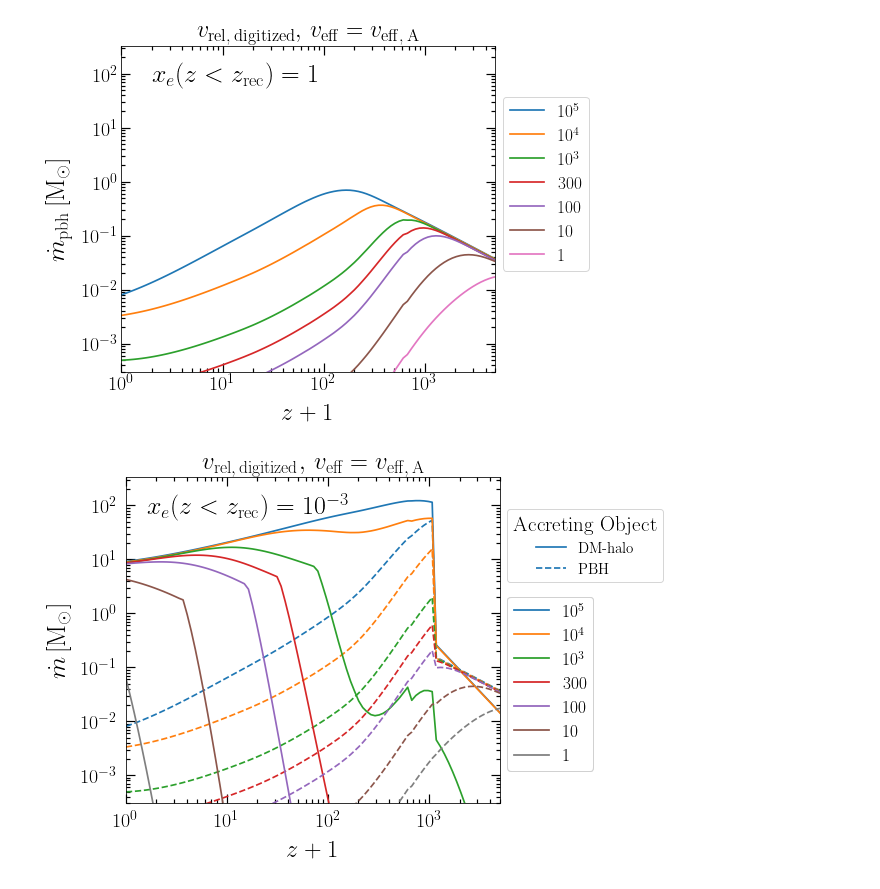
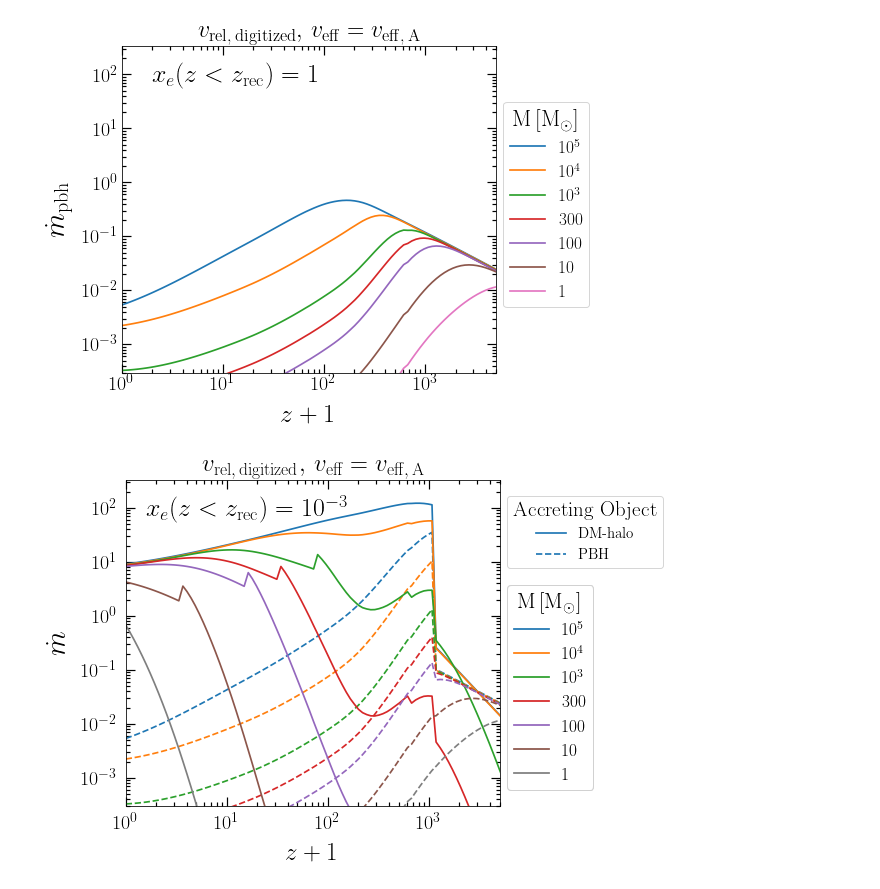
Before and after one commit to pratibhajangra591/project-2, a Jupyter notebook: m_dot_previous.ipynb, the cells around one changed output. Saved outputs shown, nothing was run; the diff lists cells and outputs as text; code cells hidden in the pictures.

```diff
--- a/m_dot_previous.ipynb
+++ b/m_dot_previous.ipynb
@@ -24,7 +24,7 @@ def c_s(z):
 def v_pbh(z):
     return v_rel_digitized_Ricotti(z)
 
-def v_eff(z):
+def v_eff(z): #v_eff = v_eff,A
     return v_effA_Ricotti(z)
 
 
@@ -48,7 +48,7 @@ def k(z, m):
     return 0.22 * ((1+z)/1000) * (M_halo(z, m)**(2/3)) * (((1e3 * (yr/pc))/v_eff(z))**2)
 
 
-def λ_extended(z, m):
+def λ_halo_extended(z, m):
     alpha = 2.25
     p = 3 - alpha
     power = p/(1-p)
@@ -59,32 +59,32 @@ def λ_extended(z, m):
     def β_cap_extended(z, m):
         return (k(z, m)**power) * β_cap(z, m)
     def x_cr_extended(z, m):
-        return ((k(z, m)/2)**power) * ((-1 + np.sqrt(1 + β_cap_extended(z, m)))/β_cap_extended(z, m))
+        return ((k(z, m)/2)**power) *   x_cr(z, m)      #((-1 + np.sqrt(1 + β_cap_extended(z, m)))/β_cap_extended(z, m))
     def gamma_bar(z, m):
         return ((1 + 10 * β_cap_extended(z, m))**(1/10)) * np.exp(2 - k(z, m)) * ((k(z, m)/2)**2)
-    return (gamma_bar(z, m)**power) * np.exp((9/2)/(3 + β_cap_extended(z, m)**(0.75))) * (x_cr_extended(z, m)**2)
+    return (gamma_bar(z, m)**power) * np.exp((9/2)/(3 + β_cap(z, m)**(0.75))) * (x_cr(z, m)**2)
 
 
 
 
 def λ_halo_pointmass(z, m):
-    def β_cap_halo_pointmass(z, m):
+    def β_cap(z, m):
         return 1e-4 *  M_halo(z, m) * (((1+z)/1000)**(3/2)) * (((5.74e3 * (yr/pc))/v_eff(z))**3) * (0.257 + 1.45 * (x_e(z)/0.01) * (((1+z)/1000)**(5/2)))
-    def x_cr_halo_pointmass(z, m):
-        return   ((-1 + np.sqrt(1 + β_cap_halo_pointmass(z, m)))/β_cap_halo_pointmass(z, m)) #((-1 + np.sqrt(1 + β_cap(z, m)))/β_cap(z, m))
-    return np.exp((9/2)/(3 + β_cap_halo_pointmass(z, m)**(0.75))) * (x_cr_halo_pointmass(z, m)**2)
+    def x_cr(z, m):
+        return   ((-1 + np.sqrt(1 + β_cap(z, m)))/β_cap(z, m))
+    return np.exp((9/2)/(3 + β_cap(z, m)**(0.75))) * (x_cr(z, m)**2)
 
 
 
 
 def m_dot_pbh(z, m):
-    return  2.7e-3 * λ_pbh(z, m) * (((1+z)/1000)**3) *  m * (((5.74e3 * (yr/pc))/v_eff(z))**3)
+    return  1.8e-3 * λ_pbh(z, m) * (((1+z)/1000)**3) *  m * (((5.74e3 * (yr/pc))/v_eff(z))**3)
 
 
 
 def m_dot_halo(z, m):
     if k(z, m)<2:
-        λ_halo = λ_extended(z, m)
+        λ_halo = λ_halo_extended(z, m)
     else:
         λ_halo = λ_halo_pointmass(z, m)
     return 0.016 * λ_halo * (((1+z)/1000)) *  m * (((5.74e3 * (yr/pc))/v_eff(z))**3)
@@ -149,19 +149,19 @@ for i, m in enumerate(mi_arr):
 
 
 plt.text(2, 70, '$x_{e}(z < z_\mathrm{rec}) = 1$', fontsize = 26)
-plt.xlabel('$z+1$',  fontsize = 24.5, labelpad = 10)
-plt.ylabel('$\dot m_\mathrm{pbh} \, \mathrm{[M_{\odot}]}$', fontsize = 26, labelpad = 10)
+plt.xlabel('$z+1$',  fontsize = 26, labelpad = 10)
+plt.ylabel(' $\dot m_\mathrm{pbh}$', fontsize = 29, labelpad = 10)
 plt.xticks(fontsize = 20)
 plt.yticks(fontsize = 20)
-plt.legend( [ '$10^{5}$' ,  '$10^{4}$', '$10^{3}$', '$300$','$100$', '$10$','$1$'],
-           title_fontsize = 12, loc = (1.02, 0.31), prop = {"size":17.3})
+plt.legend( ['$10^{5}$' ,  '$10^{4}$', '$10^{3}$', '$300$','$100$', '$10$','$1$'], title = '$  \mathrm{M \, [M_{\odot}]}$',
+           title_fontsize = 23, loc = (1.02, 0.2), prop = {"size":17.3})
 plt.ylim(3e-4, 330)
 plt.xlim(1, 5000)
 plt.title('$\,v_\mathrm{rel,\, digitized},\, v_\mathrm{eff} = v_\mathrm{eff,\, A}$', fontsize = 24, pad = 8)
 plt.savefig('m_dot_pbh_xe1.pdf', bbox_inches = 'tight')
 plt.show()
 # %% [output]
-[figure, old version]
+[figure, new version]
 # %%
 # M_dot for the PBHs with DM halos
 # %%
@@ -178,38 +178,38 @@ z_arr = np.geomspace(1, 1e4, 100)
 colors = ['C0', 'C1', 'C2', 'C3', 'C4', 'C5', 'C7']
 m_dot_halo_arr = np.zeros(len(z_arr))
 m_dot_pbh_arr = np.zeros(len(z_arr))
 e_fraction = 1e-3
 for i, (m, color) in enumerate(zip(mi_arr, colors)):
     for j, z in enumerate(z_arr):
         m_dot_halo_arr[j] = m_dot_halo(z, m)
         m_dot_pbh_arr[j] = m_dot_pbh(z, m)
     ax.loglog(z_arr, m_dot_halo_arr, color = color)
     ax.loglog(z_arr, m_dot_pbh_arr, color = color, ls = '--')
 
 
 ax.tick_params(axis='x', pad = 8.9)
 ax.tick_params(axis='y', pad = 8.9)
 lines = ax.get_lines()
 legend1 = plt.legend([lines[i] for i in [0, 1]], ["DM-halo", "PBH"], title = 'Accreting Object',
-        title_fontsize = 21, loc = (1.02, 0.68), prop = {"size":15})
+        title_fontsize = 21, loc = (1.02, 0.73), prop = {"size":15})
 legend2 = plt.legend([lines[i] for i in [0,2,4,6, 8, 10, 12]], [ '$10^{5}$' ,  '$10^{4}$', '$10^{3}$', '$300$','$100$', '$10$','$1$'],
-           title_fontsize = 12, loc = (1.02, 0.1), prop = {"size":17.3})
+               title = '$  \mathrm{M \, [M_{\odot}]}$', title_fontsize = 22, loc = (1.02, 0.05), prop = {"size":17.3})
 
 ax.add_artist(legend1)
 ax.add_artist(legend2)
 
 plt.text(1.6, 70, '$x_{e}(z < z_\mathrm{rec}) = 10^{-3}$', fontsize = 26)
-plt.xlabel('$z+1$',  fontsize = 24.5, labelpad = 10)
-plt.ylabel('$\dot m \, \mathrm{[M_{\odot}]}$', fontsize = 26, labelpad = 10)
+plt.xlabel('$z+1$',  fontsize = 25, labelpad = 10)
+plt.ylabel('$\dot m $', fontsize = 29, labelpad = 10)
 plt.xticks(fontsize = 20)
 plt.yticks(fontsize = 20)
 plt.ylim(3e-4, 330)
 plt.xlim(1, 5000)
 plt.title(' $\,v_\mathrm{rel,\, digitized},\, v_\mathrm{eff} = v_\mathrm{eff,\, A}$', fontsize = 25, pad = 8)
 plt.savefig('m_dot_halo_xe1e-3.pdf', bbox_inches = 'tight')
 plt.show()
 # %% [output]
-[figure, old version]
+[figure, new version]
 # %%
 colors = ['C0', 'C1','C2','C3','C4', 'C5']
 fig,ax = plt.subplots(1, figsize = (6.7, 6))
```
Also changed, not shown: parts of 6 cells of this notebook.
